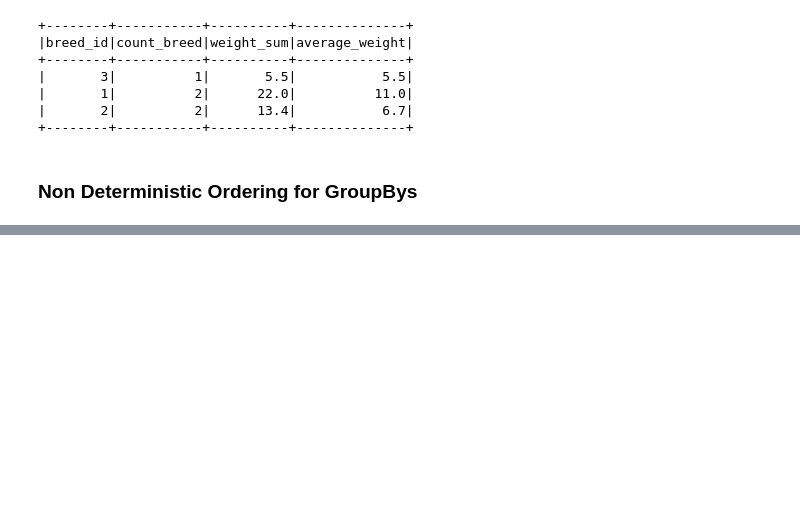
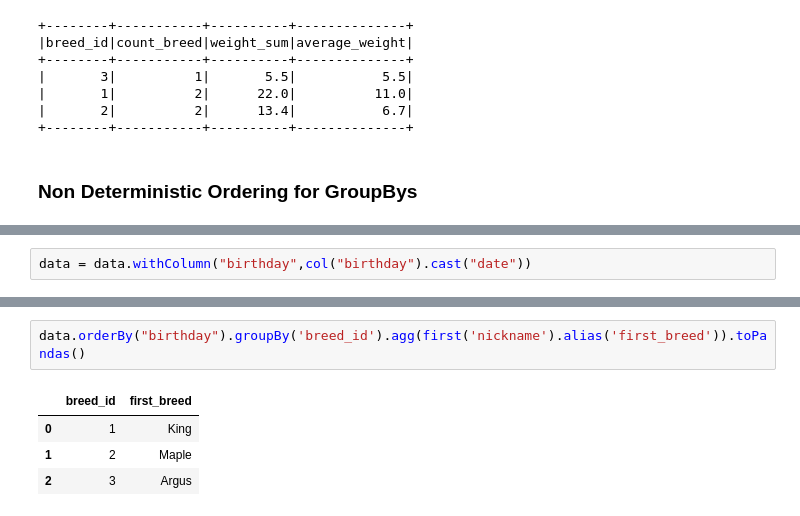
Before and after one commit to Anurag9841/Extenso_Assignment, a Jupyter notebook: Py_spark_Customer_Profile/Pyspark_tut/Pyspark_tut.ipynb, the cells around one changed output, grey strips where cells are left out. Drawn from its saved outputs; the diff is of its cells as text; blank space fills up the shorter version.

```diff
--- a/Py_spark_Customer_Profile/Pyspark_tut/Pyspark_tut.ipynb
+++ b/Py_spark_Customer_Profile/Pyspark_tut/Pyspark_tut.ipynb
@@ -424,0 +438,2 @@ data.groupby("breed_id").agg(count("*").alias("count_breed"),sum("weight").alias
+# %%
+data = data.withColumn("birthday",col("birthday").cast("date"))
@@ -424,0 +452,7 @@ data.groupby("breed_id").agg(count("*").alias("count_breed"),sum("weight").alias
+# %%
+data.orderBy("birthday").groupBy('breed_id').agg(first('nickname').alias('first_breed')).toPandas()
+# %% [output]
+|  | breed_id | first_breed |
+| 0 | 1 | King |
+| 1 | 2 | Maple |
+| 2 | 3 | Argus |
```
Also changed, not shown: parts of 9 cells of this notebook, 1 other file.
